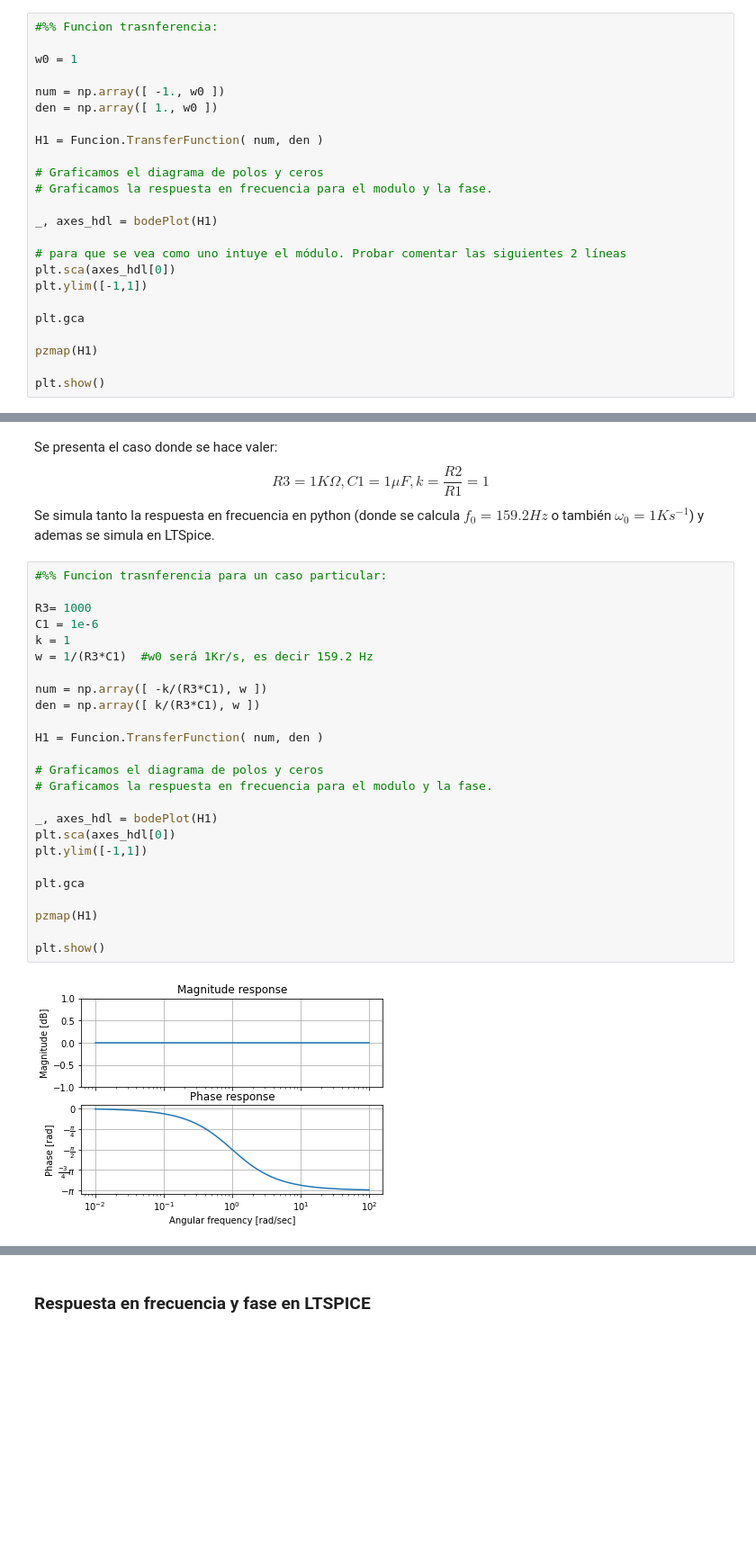
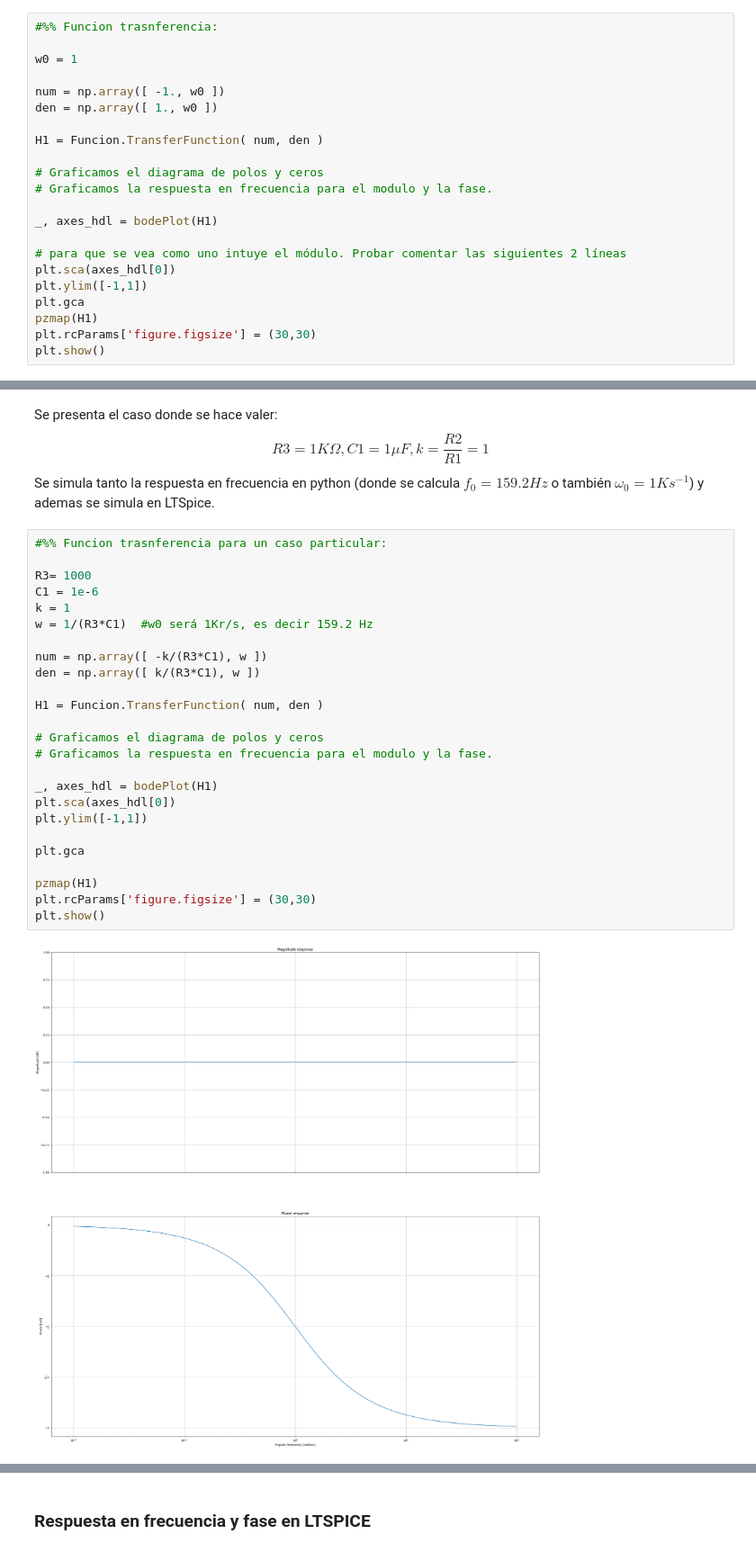
Before and after one commit to Jnino89/tc2, a Jupyter notebook: TS1_Niño.ipynb, the cells around one changed output, grey strips where cells are left out. Shown at 90% size. Saved outputs shown, nothing was run; the diff lists cells and outputs as text; blank space fills up the shorter version.

```diff
--- a/TS1_Niño.ipynb
+++ b/TS1_Niño.ipynb
@@ -47,10 +52,8 @@ _, axes_hdl = bodePlot(H1)
 # para que se vea como uno intuye el módulo. Probar comentar las siguientes 2 líneas
 plt.sca(axes_hdl[0])
 plt.ylim([-1,1])
-
 plt.gca
-
 pzmap(H1)
-
+plt.rcParams['figure.figsize'] = (30,30)
 plt.show()
 # %% [output]
@@ -63,27 +66,27 @@ y ademas se simula en LTSpice.
 # %%
 #%% Funcion trasnferencia para un caso particular:
 
 R3= 1000
 C1 = 1e-6
 k = 1
 w = 1/(R3*C1)  #w0 será 1Kr/s, es decir 159.2 Hz
 
 num = np.array([ -k/(R3*C1), w ])
 den = np.array([ k/(R3*C1), w ])
 
 H1 = Funcion.TransferFunction( num, den )
 
 # Graficamos el diagrama de polos y ceros
 # Graficamos la respuesta en frecuencia para el modulo y la fase.
 
 _, axes_hdl = bodePlot(H1)
 plt.sca(axes_hdl[0])
 plt.ylim([-1,1])
 
 plt.gca
 
 pzmap(H1)
-
+plt.rcParams['figure.figsize'] = (30,30)
 plt.show()
 # %% [output]
-[figure, old version]
+[figure, new version]
```
Also changed, not shown: parts of 8 cells of this notebook.
